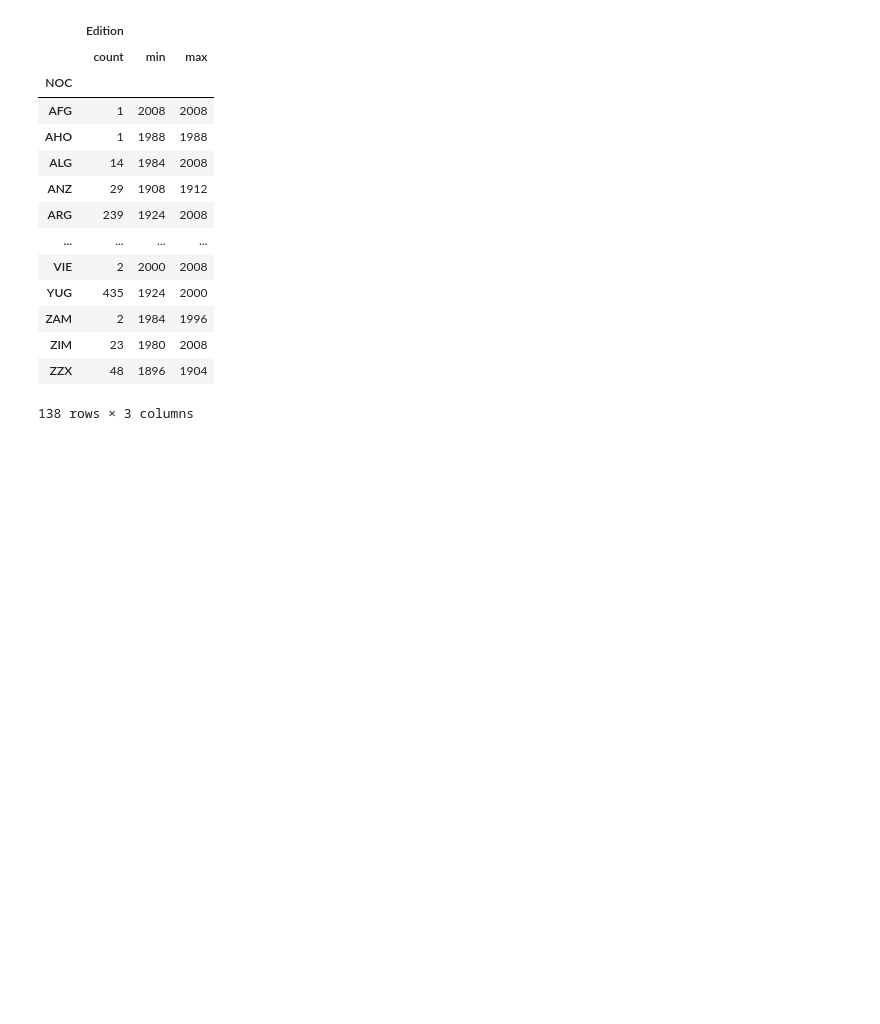
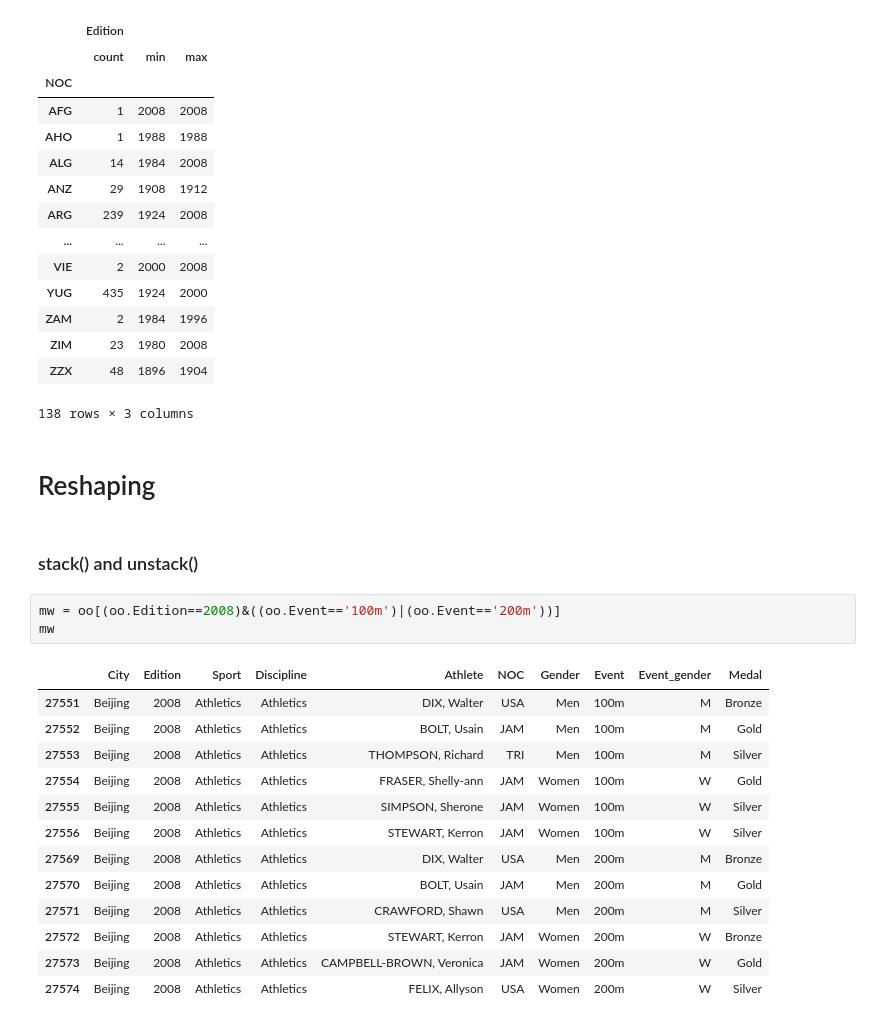
Before and after one commit to dbasdanis/python_practice, a Jupyter notebook: pandas/pandas_doc.ipynb, the cells around one changed output. Saved outputs shown, nothing was run; the diff lists cells and outputs as text; blank space fills up the shorter version.

Commit message:
feat: add stack functionality

```diff
--- a/pandas/pandas_doc.ipynb
+++ b/pandas/pandas_doc.ipynb
@@ -1035,3 +1035,24 @@ oo.groupby('NOC').agg({'Edition':['count','min','max']})
 | ZIM | 23 | 1980 | 2008 |
 | ZZX | 48 | 1896 | 1904 |
 138 rows × 3 columns
+# %% [markdown]
+# Reshaping
+# %% [markdown]
+### stack() and unstack()
+# %%
+mw = oo[(oo.Edition==2008)&((oo.Event=='100m')|(oo.Event=='200m'))]
+mw
+# %% [output]
+|  | City | Edition | Sport | Discipline | Athlete | NOC | Gender | Event | Event_gender | Medal |
+| 27551 | Beijing | 2008 | Athletics | Athletics | DIX, Walter | USA | Men | 100m | M | Bronze |
+| 27552 | Beijing | 2008 | Athletics | Athletics | BOLT, Usain | JAM | Men | 100m | M | Gold |
+| 27553 | Beijing | 2008 | Athletics | Athletics | THOMPSON, Richard | TRI | Men | 100m | M | Silver |
+| 27554 | Beijing | 2008 | Athletics | Athletics | FRASER, Shelly-ann | JAM | Women | 100m | W | Gold |
+| 27555 | Beijing | 2008 | Athletics | Athletics | SIMPSON, Sherone | JAM | Women | 100m | W | Silver |
+| 27556 | Beijing | 2008 | Athletics | Athletics | STEWART, Kerron | JAM | Women | 100m | W | Silver |
+| 27569 | Beijing | 2008 | Athletics | Athletics | DIX, Walter | USA | Men | 200m | M | Bronze |
+| 27570 | Beijing | 2008 | Athletics | Athletics | BOLT, Usain | JAM | Men | 200m | M | Gold |
+| 27571 | Beijing | 2008 | Athletics | Athletics | CRAWFORD, Shawn | USA | Men | 200m | M | Silver |
+| 27572 | Beijing | 2008 | Athletics | Athletics | STEWART, Kerron | JAM | Women | 200m | W | Bronze |
+| 27573 | Beijing | 2008 | Athletics | Athletics | CAMPBELL-BROWN, Veronica | JAM | Women | 200m | W | Gold |
+| 27574 | Beijing | 2008 | Athletics | Athletics | FELIX, Allyson | USA | Women | 200m | W | Silver |
```
Also changed, not shown: parts of 5 cells of this notebook.
